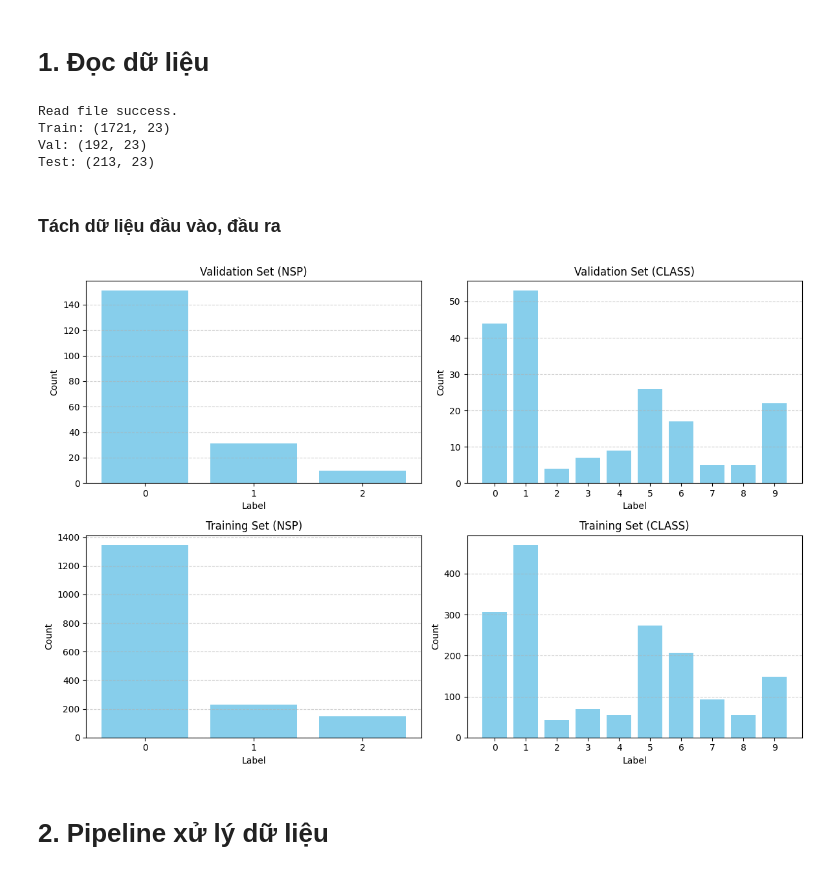
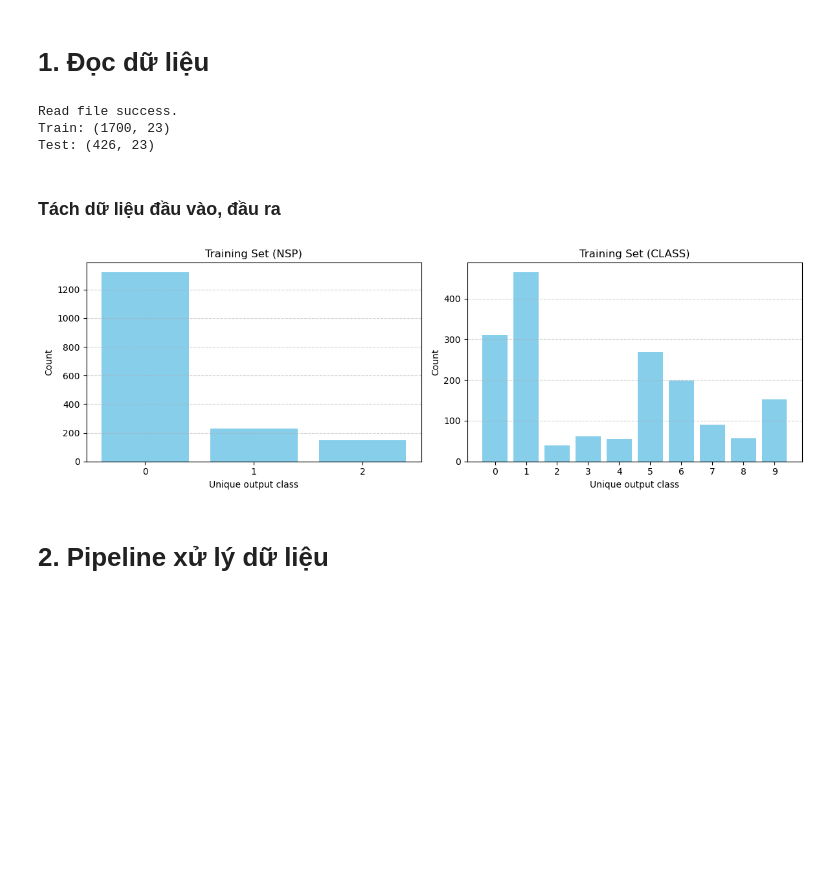
Before and after one commit to minhnion/CTG-Based_Fetal_Health_and_Neurobehavior_Classification, a Jupyter notebook: notebooks/NeuralNetwork.ipynb, the cells around one changed output. Drawn from its saved outputs; the diff is of its cells as text; code cells hidden in the pictures; blank space fills up the shorter version.

```diff
--- a/notebooks/NeuralNetwork.ipynb
+++ b/notebooks/NeuralNetwork.ipynb
@@ -16,18 +16,15 @@ from scipy.stats import uniform
 try:
     train_data = pd.read_csv("../data/cleaned_data/train.csv")
     test_data = pd.read_csv("../data/cleaned_data/test.csv")
-    val_data = pd.read_csv("../data/cleaned_data/val.csv")
     print("Read file success.")
     print("Train:", train_data.shape)
-    print("Val:", val_data.shape)
     print("Test:", test_data.shape)
 except Exception as e:
     print("Exception:", e)
 # %% [output]
 Read file success.
-Train: (1721, 23)
-Val: (192, 23)
-Test: (213, 23)
+Train: (1700, 23)
+Test: (426, 23)
 # %% [markdown]
 ### Tách dữ liệu đầu vào, đầu ra
 # %%
@@ -46,29 +43,29 @@ y_test_CLASS = test_data['CLASS']
 # %%
 def get_label_distribution(y):
     unique, counts = np.unique(y, return_counts=True)
     return unique, counts
 
 distributions = [
-    ("Validation Set (NSP)", *get_label_distribution(y_val_NSP)),
-    ("Validation Set (CLASS)", *get_label_distribution(y_val_CLASS)),
+    # ("Validation Set (NSP)", *get_label_distribution(y_val_NSP)),
+    # ("Validation Set (CLASS)", *get_label_distribution(y_val_CLASS)),
     ("Training Set (NSP)", *get_label_distribution(y_train_NSP)),
     ("Training Set (CLASS)", *get_label_distribution(y_train_CLASS)),
 ]
 
-fig, axs = plt.subplots(2, 2, figsize=(12, 8))
+fig, axs = plt.subplots(1, 2, figsize=(12, 4))
 axs = axs.ravel()
 
 for i, (title, labels, counts) in enumerate(distributions):
     axs[i].bar(labels.astype(str), counts, color='skyblue')
     axs[i].set_title(title)
-    axs[i].set_xlabel("Label")
+    axs[i].set_xlabel("Unique output class")
     axs[i].set_ylabel("Count")
     axs[i].grid(axis='y', linestyle='--', alpha=0.6)
 
 plt.tight_layout()
 plt.show()
 # %% [output]
-[figure, old version]
+[figure, new version]
 # %% [markdown]
 # 2. Pipeline xử lý dữ liệu
 # %%
```
Also changed, not shown: parts of 7 cells of this notebook.
